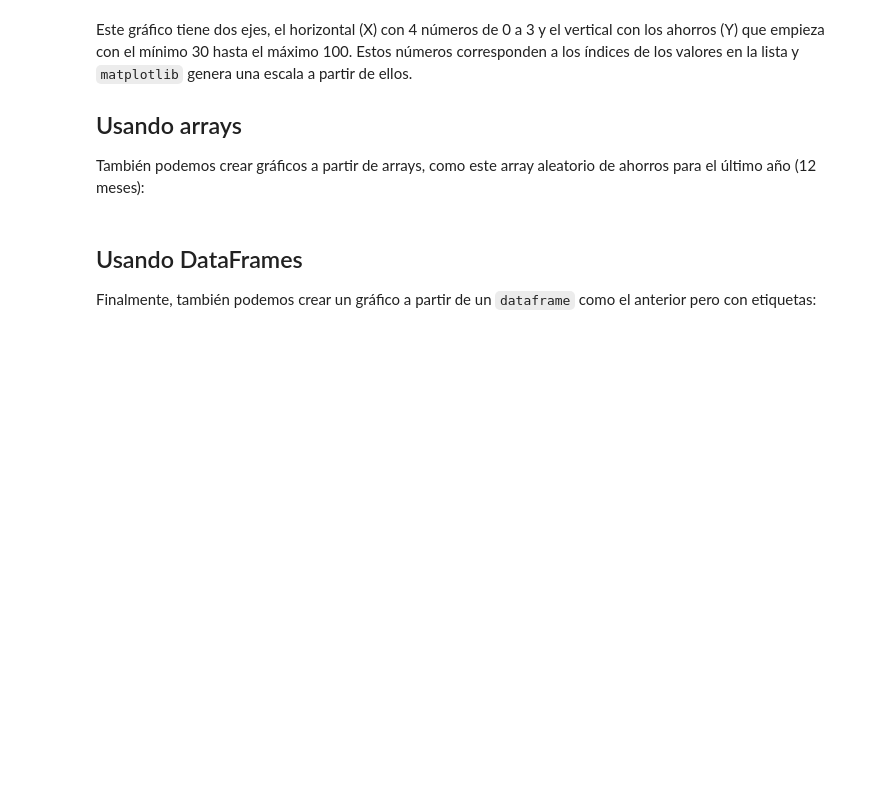
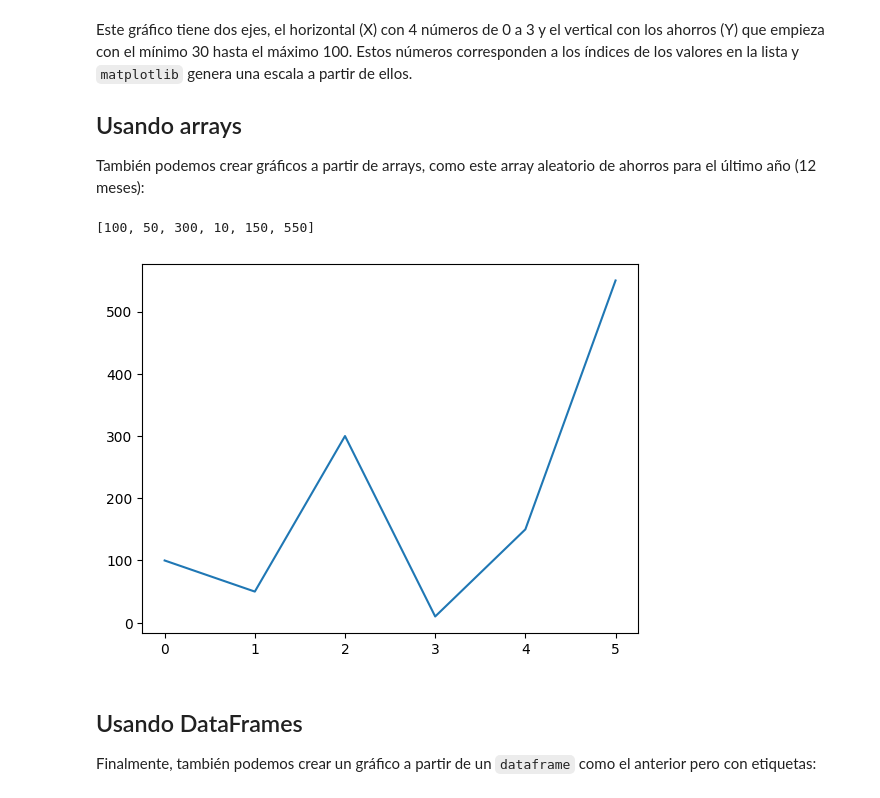
Before and after one commit to esquivelac98/Programacion-Python-Basico-GRUPO-1---6181133432, a Jupyter notebook: Estudiantes/Kevin Esquivel/Clase 10 (Matplotlib)/02 - Primeros gráficos.ipynb, the cells around one changed output. Saved outputs shown, nothing was run; the diff lists cells and outputs as text; code cells hidden in the pictures; blank space fills up the shorter version.

```diff
--- a/Estudiantes/Kevin Esquivel/Clase 10 (Matplotlib)/02 - Primeros gráficos.ipynb
+++ b/Estudiantes/Kevin Esquivel/Clase 10 (Matplotlib)/02 - Primeros gráficos.ipynb
@@ -39,11 +60,17 @@ Este gráfico tiene dos ejes, el horizontal (X) con 4 números de 0 a 3 y el ver
 
 También podemos crear gráficos a partir de arrays, como este array aleatorio de ahorros para el último año (12 meses):
 # %%
-ahorros = np.random.randint(100, size=[6])
+#ahorros = np.random.randint(100, size=[6])
+
+ahorros = [100, 50, 300, 10, 150, 550]
 print(ahorros)
 
 # Dibujar gráfico
 plt.plot(ahorros)
+plt.show()
+# %% [output]
+[100, 50, 300, 10, 150, 550]
+[figure, added]
 # %% [markdown]
 ## Usando DataFrames
 
```
Also changed, not shown: parts of 5 cells of this notebook.
